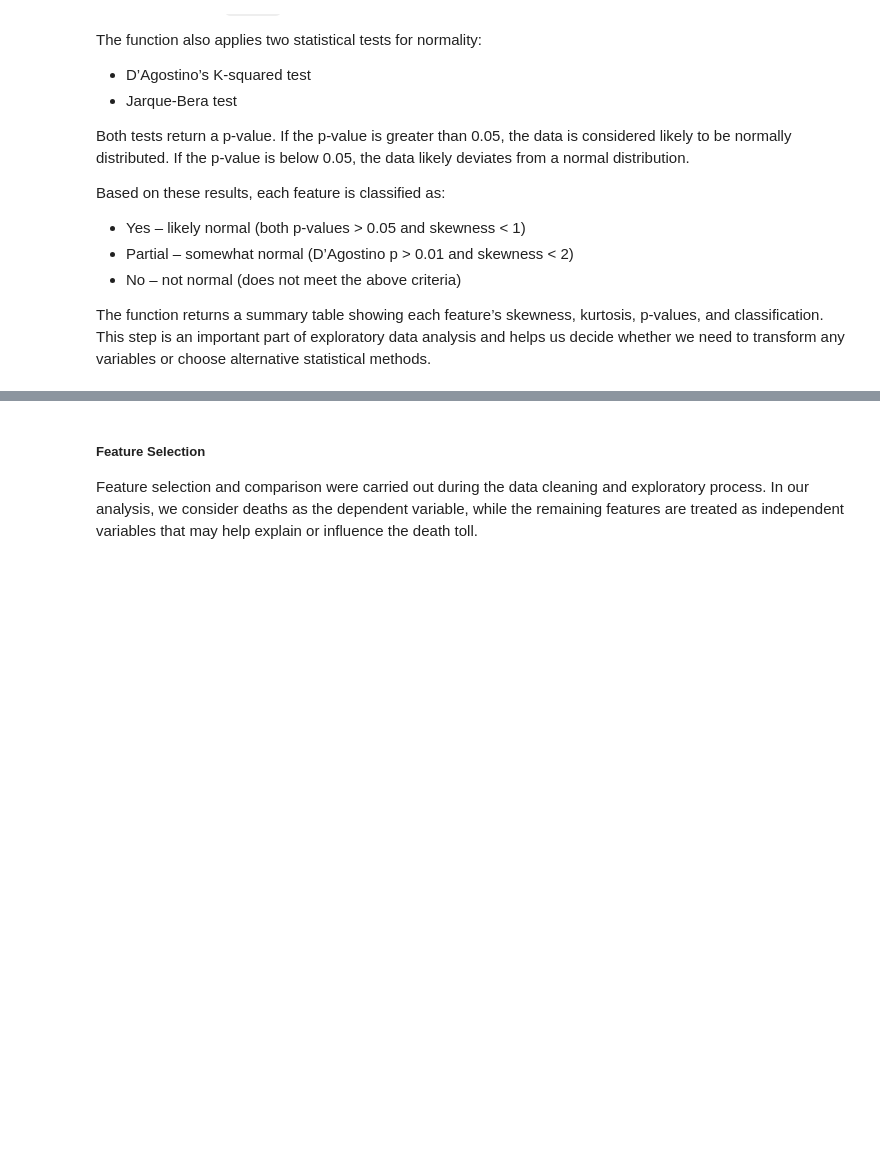
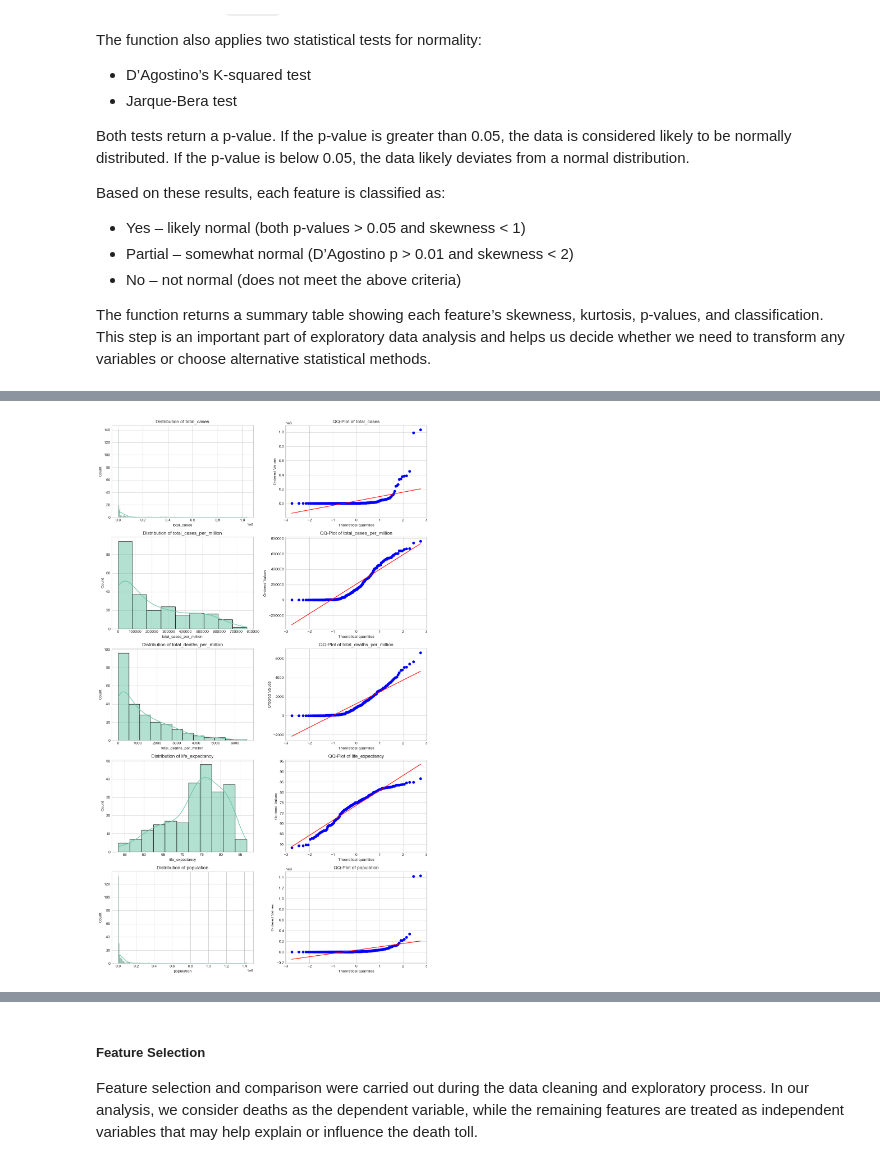
Before and after one commit to Juvenaawh/BI-Group7, a Jupyter notebook: MP3/Covid-MP3.ipynb, the cells around one changed output, grey strips where cells are left out. Cells and saved outputs as stored; diff of their text form; code cells hidden in the pictures; blank space fills up the shorter version.

Commit message:
histograms and QQ-plots

```diff
--- a/MP3/Covid-MP3.ipynb
+++ b/MP3/Covid-MP3.ipynb
@@ -813,0 +814,27 @@ check_normality(df_covid_cleaned)
+# %%
+def visualize_distributions(df):
+    """
+    Visualizes the distribution of all numeric columns with histogram and QQ-plot.
+    """
+    num_cols = [col for col in df.select_dtypes(include=['float64', 'int64']).columns
+                if col != 'total_deaths']
+
+    fig, axes = plt.subplots(len(num_cols), 2, figsize=(12, 4 * len(num_cols)))
+
+    for i, col in enumerate(num_cols):
+        ax1 = axes[i, 0] if len(num_cols) > 1 else axes[0]
+        ax2 = axes[i, 1] if len(num_cols) > 1 else axes[1]
+
+        sns.histplot(df[col], kde=True, ax=ax1)
+        ax1.set_title(f'Distribution of {col}')
+
+        stats.probplot(df[col], dist="norm", plot=ax2)
+        ax2.set_title(f'QQ-Plot of {col}')
+
+    plt.tight_layout()
+    plt.show()
+# %%
+# Call the function
+visualize_distributions(df_covid_cleaned)
+# %% [output]
+[figure, added]
```
Also changed, not shown: parts of 16 cells of this notebook.
